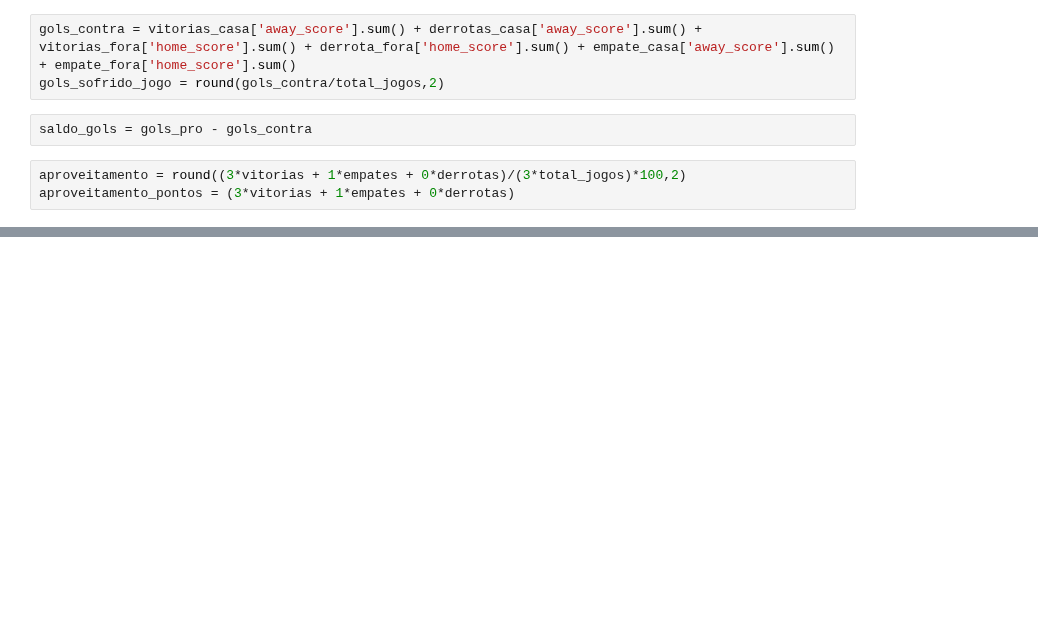
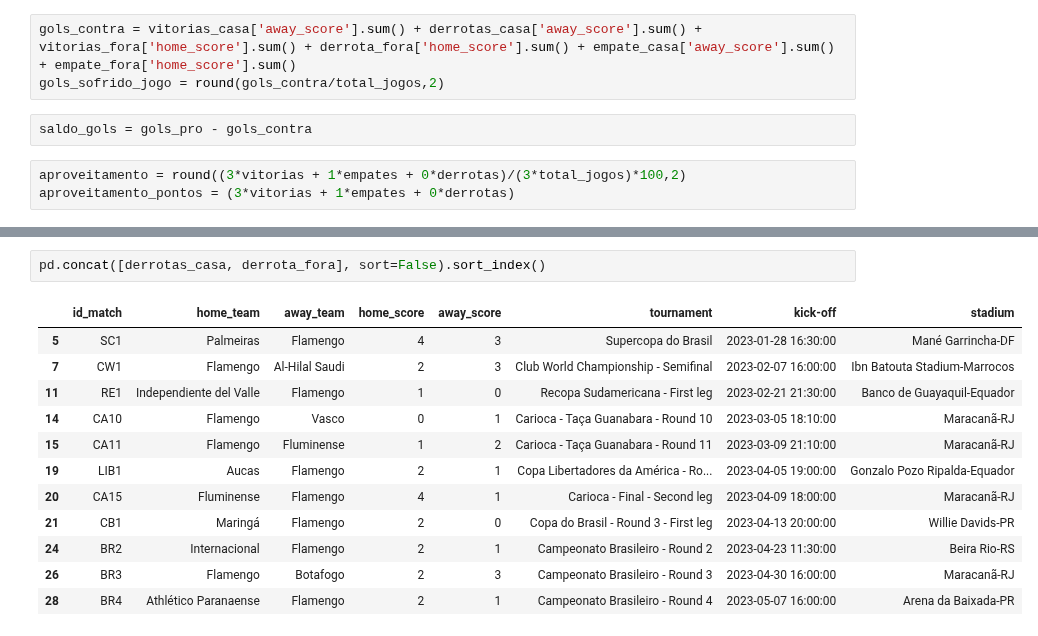
Before and after one commit to williamjouse/jogos-Flamengo-2023, a Jupyter notebook: analysis.ipynb, the cells around one changed output, grey strips where cells are left out. Drawn from its saved outputs; the diff is of its cells as text; blank space fills up the shorter version.

```diff
--- a/analysis.ipynb
+++ b/analysis.ipynb
@@ -217,0 +245,15 @@ plt.show()
+# %%
+pd.concat([derrotas_casa, derrota_fora], sort=False).sort_index()
+# %% [output]
+|  | id_match | home_team | away_team | home_score | away_score | tournament | kick-off | stadium |
+| 5 | SC1 | Palmeiras | Flamengo | 4 | 3 | Supercopa do Brasil | 2023-01-28 16:30:00 | Mané Garrincha-DF |
+| 7 | CW1 | Flamengo | Al-Hilal Saudi | 2 | 3 | Club World Championship - Semifinal | 2023-02-07 16:00:00 | Ibn Batouta Stadium-Marrocos |
+| 11 | RE1 | Independiente del Valle | Flamengo | 1 | 0 | Recopa Sudamericana - First leg | 2023-02-21 21:30:00 | Banco de Guayaquil-Equador |
+| 14 | CA10 | Flamengo | Vasco | 0 | 1 | Carioca - Taça Guanabara - Round 10 | 2023-03-05 18:10:00 | Maracanã-RJ |
+| 15 | CA11 | Flamengo | Fluminense | 1 | 2 | Carioca - Taça Guanabara - Round 11 | 2023-03-09 21:10:00 | Maracanã-RJ |
+| 19 | LIB1 | Aucas | Flamengo | 2 | 1 | Copa Libertadores da América - Ro... | 2023-04-05 19:00:00 | Gonzalo Pozo Ripalda-Equador |
+| 20 | CA15 | Fluminense | Flamengo | 4 | 1 | Carioca - Final - Second leg | 2023-04-09 18:00:00 | Maracanã-RJ |
+| 21 | CB1 | Maringá | Flamengo | 2 | 0 | Copa do Brasil - Round 3 - First leg | 2023-04-13 20:00:00 | Willie Davids-PR |
+| 24 | BR2 | Internacional | Flamengo | 2 | 1 | Campeonato Brasileiro - Round 2 | 2023-04-23 11:30:00 | Beira Rio-RS |
+| 26 | BR3 | Flamengo | Botafogo | 2 | 3 | Campeonato Brasileiro - Round 3 | 2023-04-30 16:00:00 | Maracanã-RJ |
+| 28 | BR4 | Athlético Paranaense | Flamengo | 2 | 1 | Campeonato Brasileiro - Round 4 | 2023-05-07 16:00:00 | Arena da Baixada-PR |
```
Also changed, not shown: parts of 10 cells of this notebook, 6 other files.
